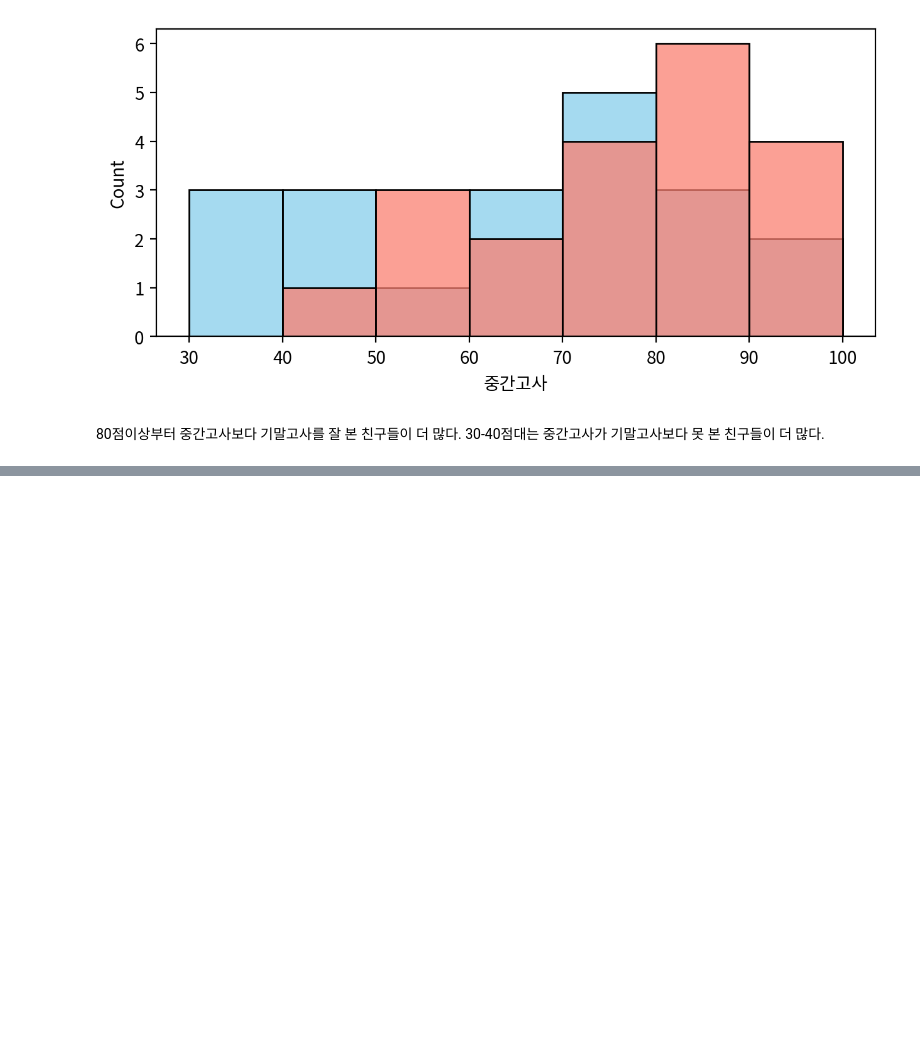
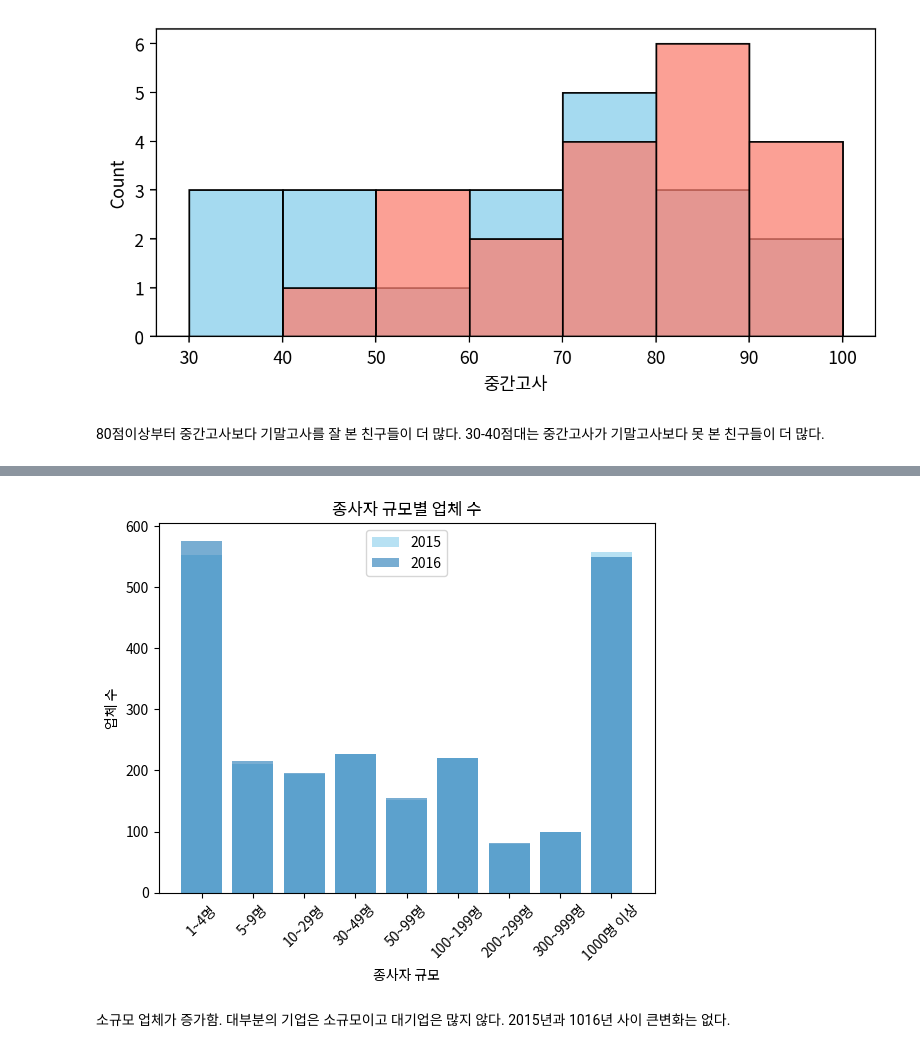
Before and after one commit to jyhong0207-netizen/python-study, a Jupyter notebook: DATA ANALYSIS BASIC/데이터 시각화 종합 연습문제.ipynb, the cells around one changed output, grey strips where cells are left out. Drawn from its saved outputs; the diff is of its cells as text; code cells hidden in the pictures; blank space fills up the shorter version.

```diff
--- a/DATA ANALYSIS BASIC/데이터 시각화 종합 연습문제.ipynb
+++ b/DATA ANALYSIS BASIC/데이터 시각화 종합 연습문제.ipynb
@@ -335,0 +437,26 @@ plt.close()
+# %%
+
+
+scales = ['1~4명', '5~9명', '10~29명','30~49명', '50~99명', '100~199명','200~299명','300~999명','1000명 이상']
+jobs_2015 = [553, 211, 194, 227, 152, 221, 80, 100, 557]
+jobs_2016 = [576, 216, 195, 227, 155, 220, 81, 99, 549]
+
+
+plt.bar(scales, jobs_2015, label='2015', alpha=0.6,color='skyblue')
+plt.bar(scales, jobs_2016, label='2016', alpha=0.6)
+
+
+plt.title('종사자 규모별 업체 수')
+plt.xlabel('종사자 규모')
+plt.ylabel('업체 수')
+plt.xticks(rotation=45)
+plt.legend()
+
+
+plt.show()
+# %% [output]
+[figure, added]
+# %% [markdown]
+소규모 업체가 증가함.
+대부분의 기업은 소규모이고 대기업은 많지 않다.
+2015년과 1016년 사이 큰변화는 없다.
```
Also changed, not shown: parts of 8 cells of this notebook, 14 other files.
